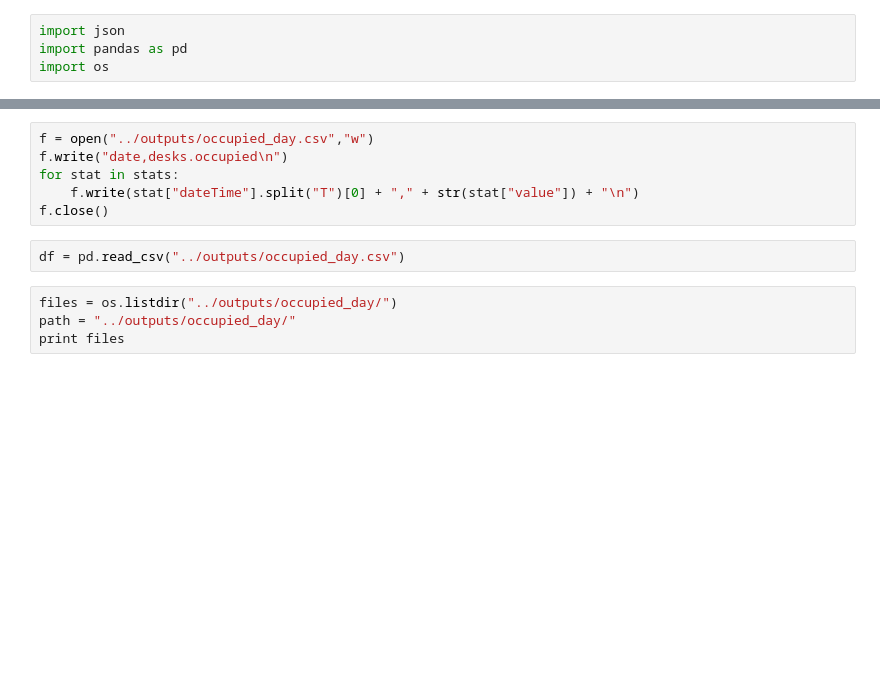
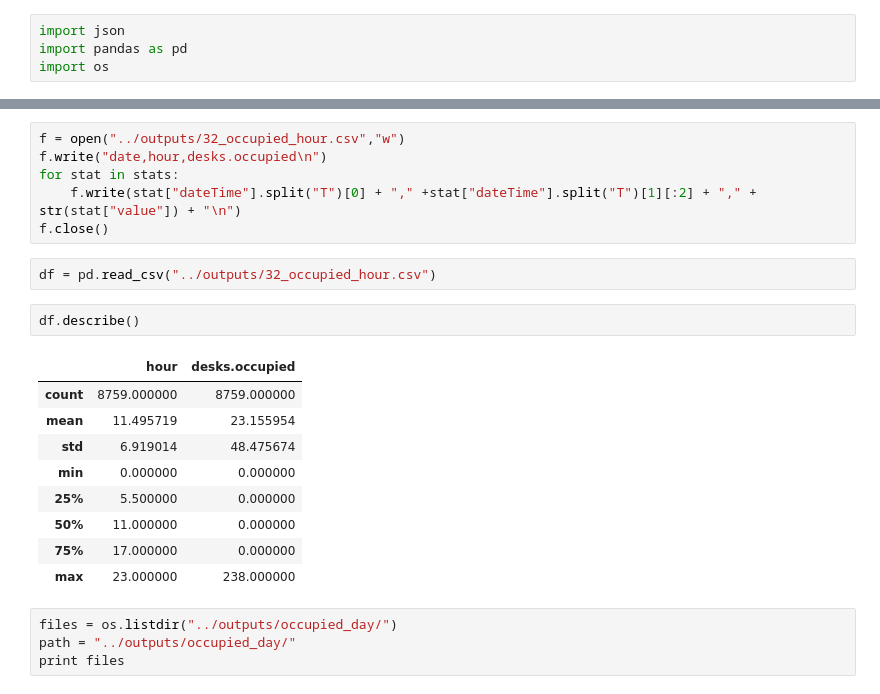
Before and after one commit to gaalocastillo/hacking_utopia, a Jupyter notebook: scripts/Queries.ipynb, the cells around one changed output, grey strips where cells are left out. Drawn from its saved outputs; the diff is of its cells as text; blank space fills up the shorter version.

```diff
--- a/scripts/Queries.ipynb
+++ b/scripts/Queries.ipynb
@@ -12,11 +31,23 @@ len(stats)
 # %%
-f = open("../outputs/occupied_day.csv","w")
-f.write("date,desks.occupied\n")
+f = open("../outputs/32_occupied_hour.csv","w")
+f.write("date,hour,desks.occupied\n")
 for stat in stats:
-    f.write(stat["dateTime"].split("T")[0] + "," + str(stat["value"]) + "\n")
+    f.write(stat["dateTime"].split("T")[0] + "," +stat["dateTime"].split("T")[1][:2] + "," + str(stat["value"]) + "\n")
 f.close()
 # %%
-df = pd.read_csv("../outputs/occupied_day.csv")
+df = pd.read_csv("../outputs/32_occupied_hour.csv")
+# %%
+df.describe()
+# %% [output]
+|  | hour | desks.occupied |
+| count | 8759.000000 | 8759.000000 |
+| mean | 11.495719 | 23.155954 |
+| std | 6.919014 | 48.475674 |
+| min | 0.000000 | 0.000000 |
+| 25% | 5.500000 | 0.000000 |
+| 50% | 11.000000 | 0.000000 |
+| 75% | 17.000000 | 0.000000 |
+| max | 23.000000 | 238.000000 |
 # %%
 files = os.listdir("../outputs/occupied_day/")
 path = "../outputs/occupied_day/"
```
Also changed, not shown: parts of 2 cells of this notebook, 1 other file.
